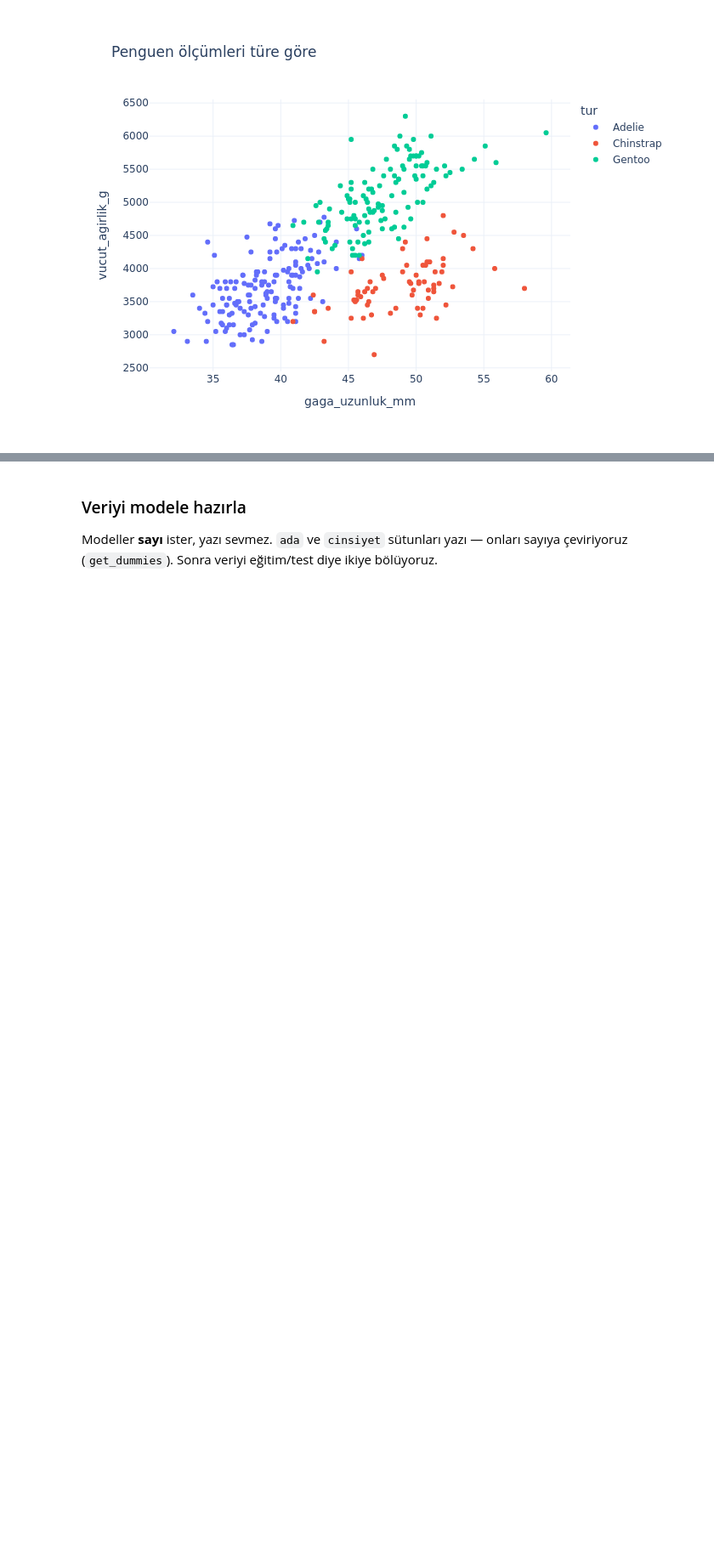
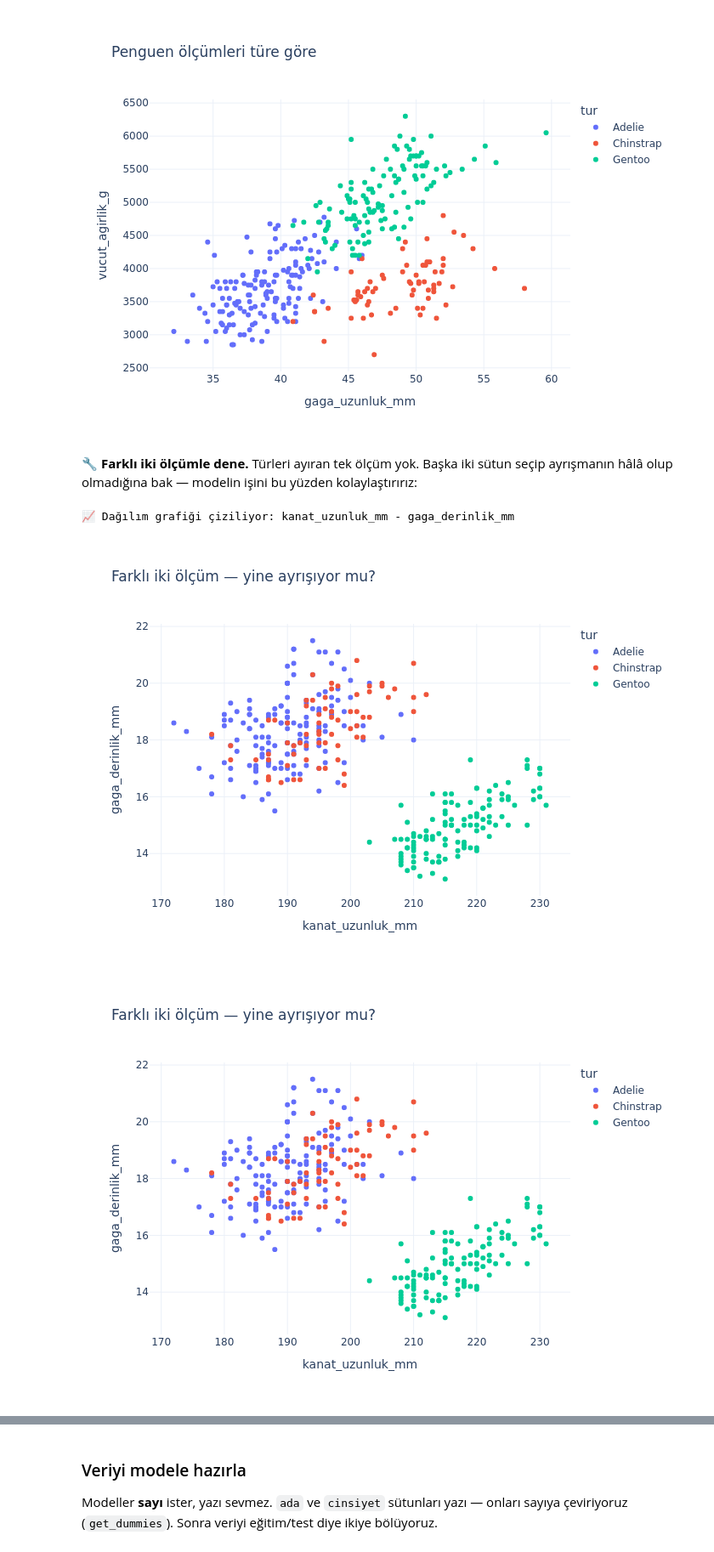
Before and after one commit to GulayBenguUlukaya/STEM_yaz_kampi_2026, a Jupyter notebook: rendered/gun2.ipynb, the cells around one changed output, grey strips where cells are left out. Shown at 85% size. Drawn from its saved outputs; the diff is of its cells as text; code cells hidden in the pictures; blank space fills up the shorter version.

```diff
--- a/rendered/gun2.ipynb
+++ b/rendered/gun2.ipynb
@@ -84,3 +90,12 @@ dagilim_grafigi(penguen, x_sutunu='gaga_uzunluk_mm', y_sutunu='vucut_agirlik_g',
 📈 Dağılım grafiği çiziliyor: gaga_uzunluk_mm - vucut_agirlik_g
 [figure]
 [figure]
+# %% [markdown]
+🔧 **Farklı iki ölçümle dene.** Türleri ayıran tek ölçüm yok. Başka iki sütun seçip ayrışmanın hâlâ olup olmadığına bak — modelin işini bu yüzden kolaylaştırırız:
+# %%
+dagilim_grafigi(penguen, x_sutunu='kanat_uzunluk_mm', y_sutunu='gaga_derinlik_mm',
+                renk_sutunu='tur', baslik='Farklı iki ölçüm — yine ayrışıyor mu?')
+# %% [output]
+📈 Dağılım grafiği çiziliyor: kanat_uzunluk_mm - gaga_derinlik_mm
+[figure, added]
+[figure, added]
```
Also changed, not shown: parts of 7 cells of this notebook, 9 other files.
